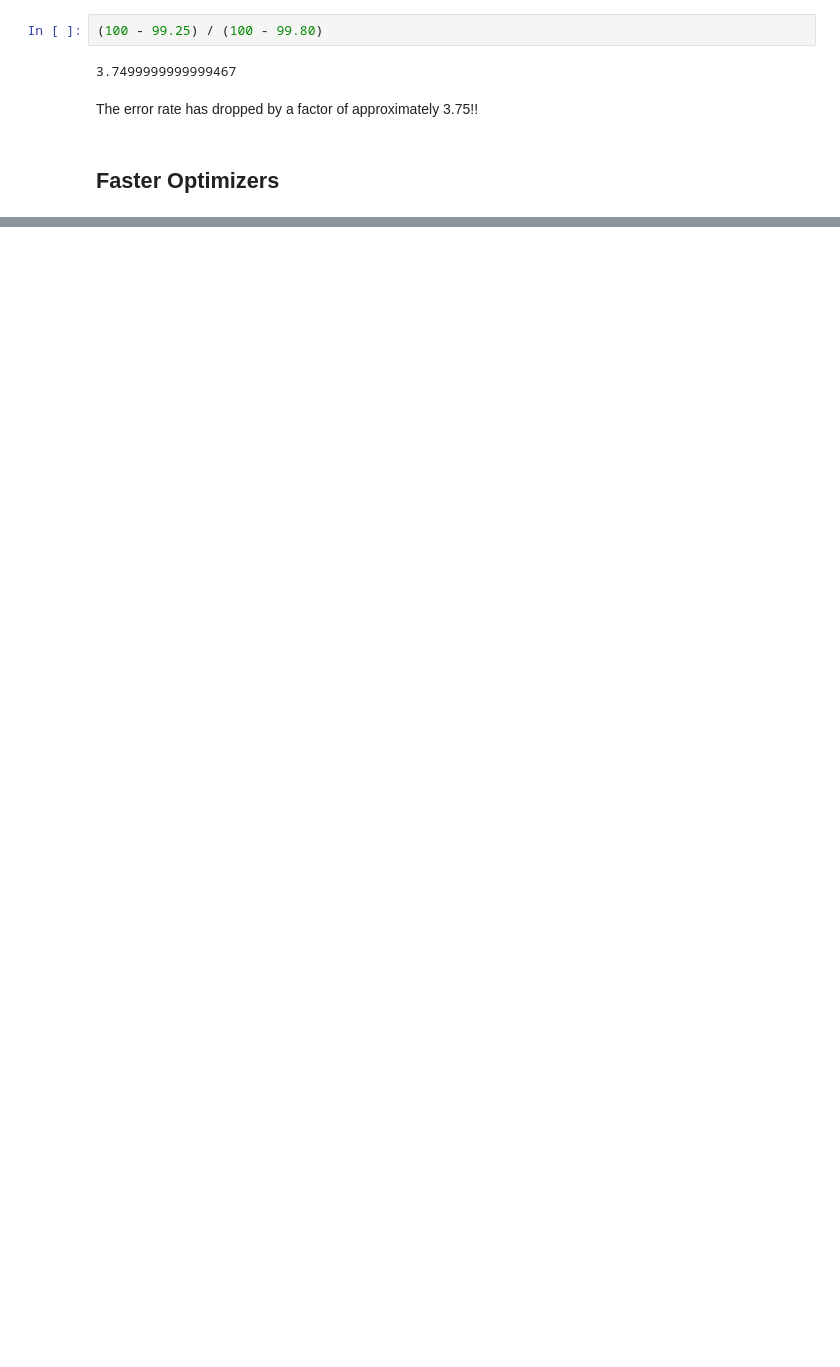
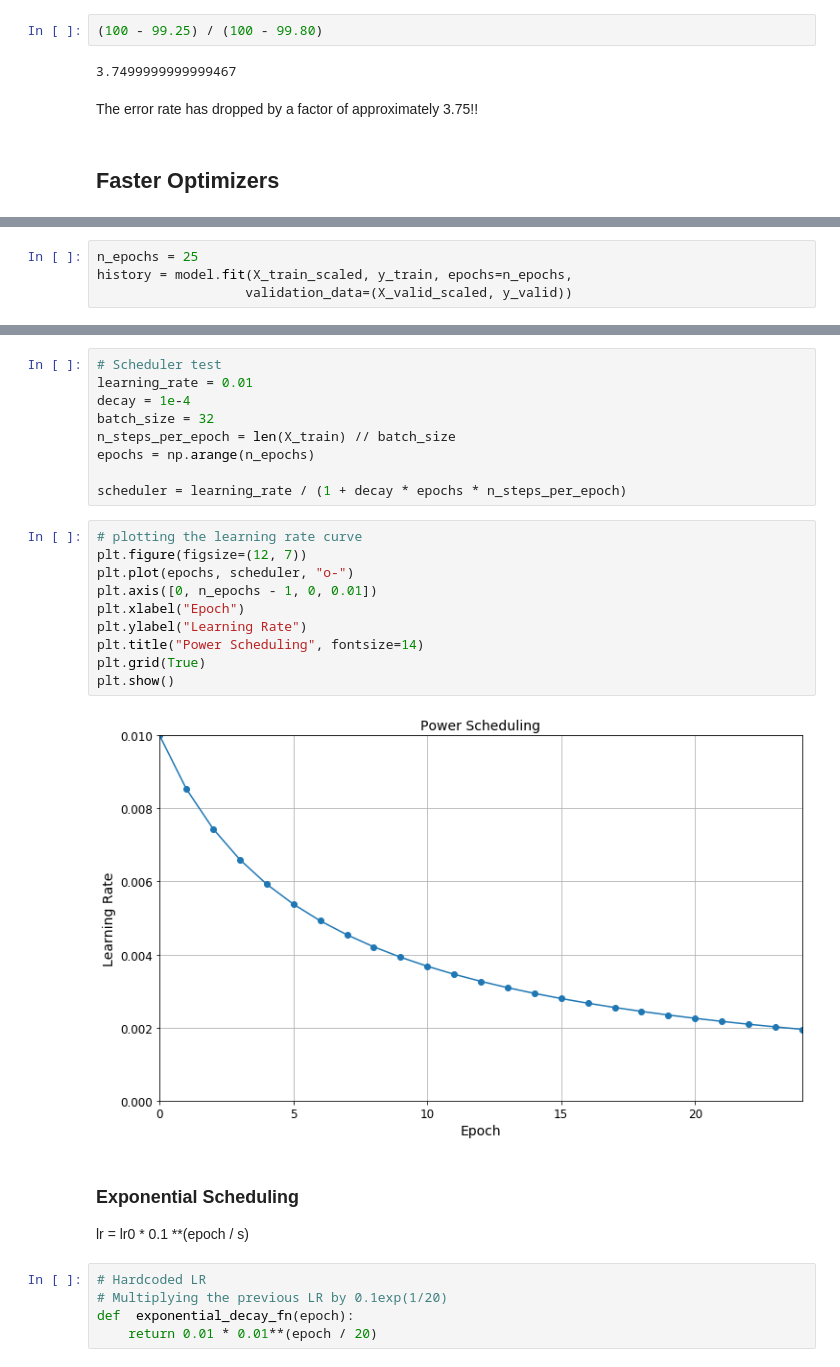
Before and after one commit to bachaudhry/deep_learning_practice, a Jupyter notebook: Training_Deep_Neural_Nets.ipynb, the cells around one changed output, grey strips where cells are left out. Drawn from its saved outputs; the diff is of its cells as text; blank space fills up the shorter version.

Commit message:
Optimizers and LR Schedulers code along

```diff
--- a/Training_Deep_Neural_Nets.ipynb
+++ b/Training_Deep_Neural_Nets.ipynb
@@ -736,0 +788,4 @@ The error rate has dropped by a factor of approximately 3.75!!
+# %%
+n_epochs = 25
+history = model.fit(X_train_scaled, y_train, epochs=n_epochs,
+                   validation_data=(X_valid_scaled, y_valid))
@@ -736,0 +810,30 @@ The error rate has dropped by a factor of approximately 3.75!!
+# %%
+# Scheduler test
+learning_rate = 0.01
+decay = 1e-4
+batch_size = 32
+n_steps_per_epoch = len(X_train) // batch_size
+epochs = np.arange(n_epochs)
+
+scheduler = learning_rate / (1 + decay * epochs * n_steps_per_epoch)
+# %%
+# plotting the learning rate curve
+plt.figure(figsize=(12, 7))
+plt.plot(epochs, scheduler, "o-")
+plt.axis([0, n_epochs - 1, 0, 0.01])
+plt.xlabel("Epoch")
+plt.ylabel("Learning Rate")
+plt.title("Power Scheduling", fontsize=14)
+plt.grid(True)
+plt.show()
+# %% [output]
+[figure, added]
+# %% [markdown]
+### Exponential Scheduling
+
+lr = lr0 * 0.1 **(epoch / s)
+# %%
+# Hardcoded LR
+# Multiplying the previous LR by 0.1exp(1/20)
+def  exponential_decay_fn(epoch):
+    return 0.01 * 0.01**(epoch / 20)
```
Also changed, not shown: parts of 50 cells of this notebook.
